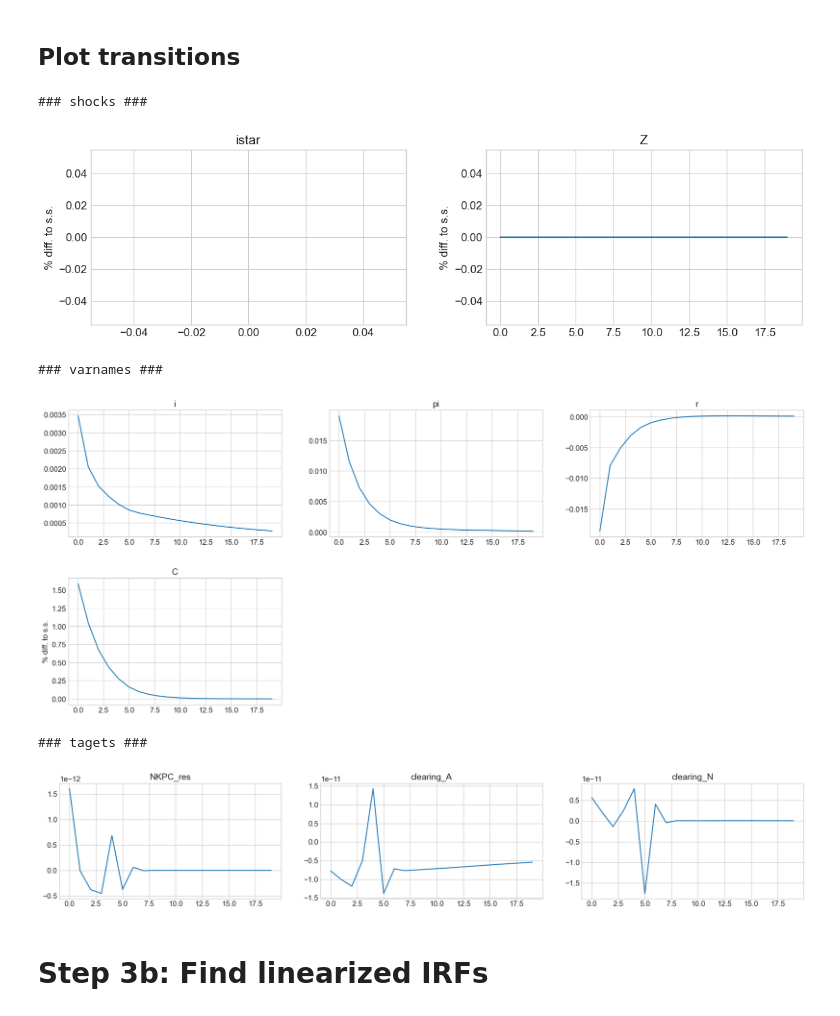
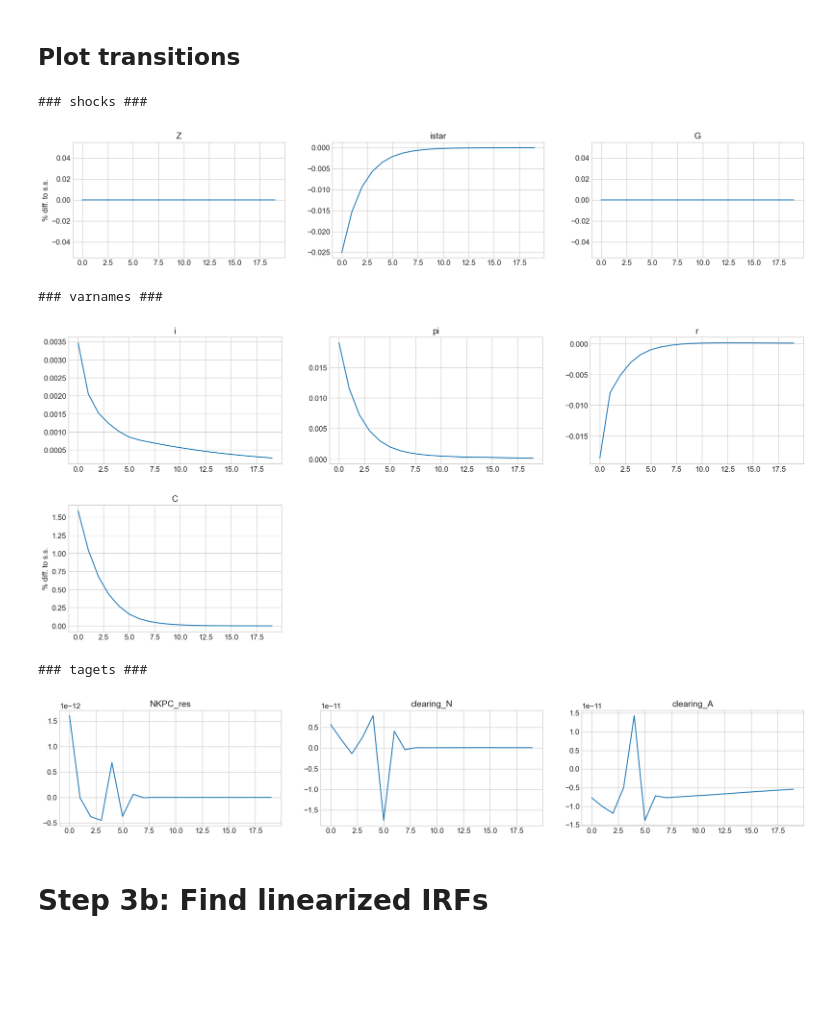
Before and after one commit to NumEconCopenhagen/GEModelToolsNotebooks, a Jupyter notebook: HANK/HANK.ipynb, the cells around one changed output. Saved outputs shown, nothing was run; the diff lists cells and outputs as text; code cells hidden in the pictures; blank space fills up the shorter version.

```diff
--- a/HANK/HANK.ipynb
+++ b/HANK/HANK.ipynb
@@ -203,15 +203,15 @@ transition path found in 5.5 secs
 ## Plot transitions
 # %%
 paths = ['i','pi','r','C']
-lvl_value = ['i','pi','r']
+lvl_value = ['i','pi','r','istar','G']
 model.show_IRFs(paths,lvl_value=lvl_value,T_max=20,ncols=3)
 # %% [output]
 ### shocks ###
-[figure, old version]
+[figure, new version]
 ### varnames ###
 [figure]
 ### tagets ###
-[figure, old version]
+[figure, new version]
 # %% [markdown]
 # Step 3b: Find linearized IRFs
 # %%
```
Also changed, not shown: parts of 8 cells of this notebook, 2 other files.
